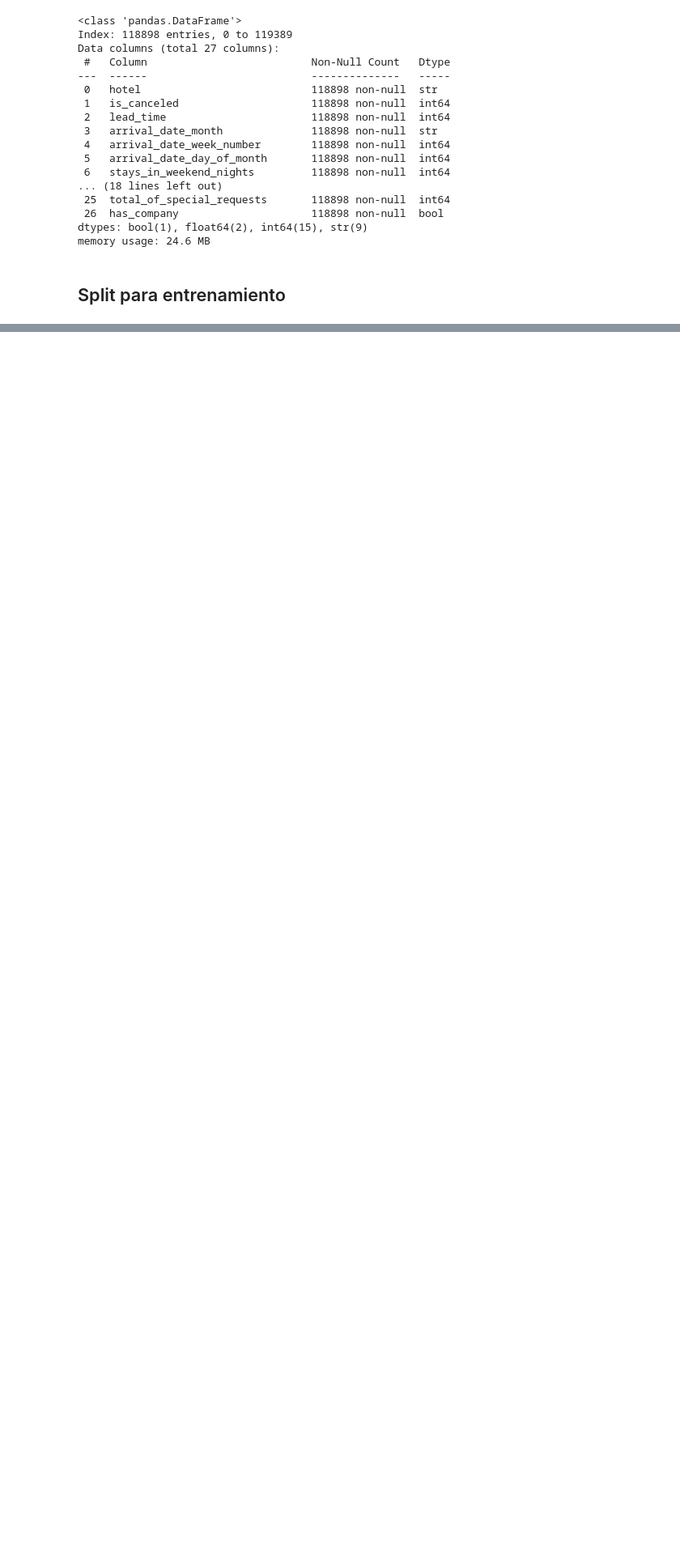
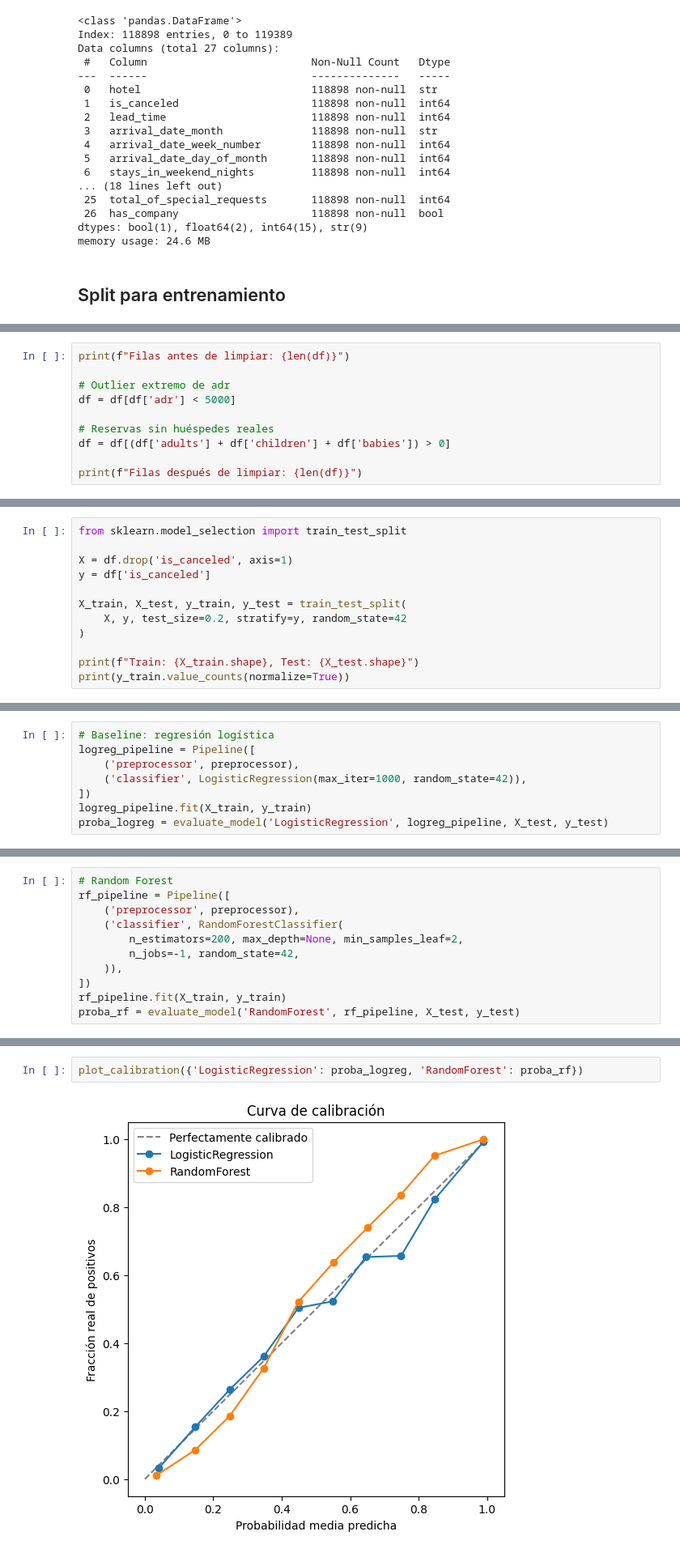
Before and after one commit to ugasdomingo/final-project-machine-learning, a Jupyter notebook: Model/src/explore.ipynb, the cells around one changed output, grey strips where cells are left out. Shown at 81% size. Drawn from its saved outputs; the diff is of its cells as text; blank space fills up the shorter version.

```diff
--- a/Model/src/explore.ipynb
+++ b/Model/src/explore.ipynb
@@ -111,0 +119,10 @@ memory usage: 24.6 MB
+# %%
+print(f"Filas antes de limpiar: {len(df)}")
+
+# Outlier extremo de adr
+df = df[df['adr'] < 5000]
+
+# Reservas sin huéspedes reales
+df = df[(df['adults'] + df['children'] + df['babies']) > 0]
+
+print(f"Filas después de limpiar: {len(df)}")
@@ -111,0 +146,12 @@ memory usage: 24.6 MB
+# %%
+from sklearn.model_selection import train_test_split
+
+X = df.drop('is_canceled', axis=1)
+y = df['is_canceled']
+
+X_train, X_test, y_train, y_test = train_test_split(
+    X, y, test_size=0.2, stratify=y, random_state=42
+)
+
+print(f"Train: {X_train.shape}, Test: {X_test.shape}")
+print(y_train.value_counts(normalize=True))
@@ -111,0 +247,8 @@ memory usage: 24.6 MB
+# %%
+# Baseline: regresión logística
+logreg_pipeline = Pipeline([
+    ('preprocessor', preprocessor),
+    ('classifier', LogisticRegression(max_iter=1000, random_state=42)),
+])
+logreg_pipeline.fit(X_train, y_train)
+proba_logreg = evaluate_model('LogisticRegression', logreg_pipeline, X_test, y_test)
@@ -111,0 +266,11 @@ memory usage: 24.6 MB
+# %%
+# Random Forest
+rf_pipeline = Pipeline([
+    ('preprocessor', preprocessor),
+    ('classifier', RandomForestClassifier(
+        n_estimators=200, max_depth=None, min_samples_leaf=2,
+        n_jobs=-1, random_state=42,
+    )),
+])
+rf_pipeline.fit(X_train, y_train)
+proba_rf = evaluate_model('RandomForest', rf_pipeline, X_test, y_test)
@@ -111,0 +288,4 @@ memory usage: 24.6 MB
+# %%
+plot_calibration({'LogisticRegression': proba_logreg, 'RandomForest': proba_rf})
+# %% [output]
+[figure, added]
```
Also changed, not shown: parts of 27 cells of this notebook, 17 other files.
